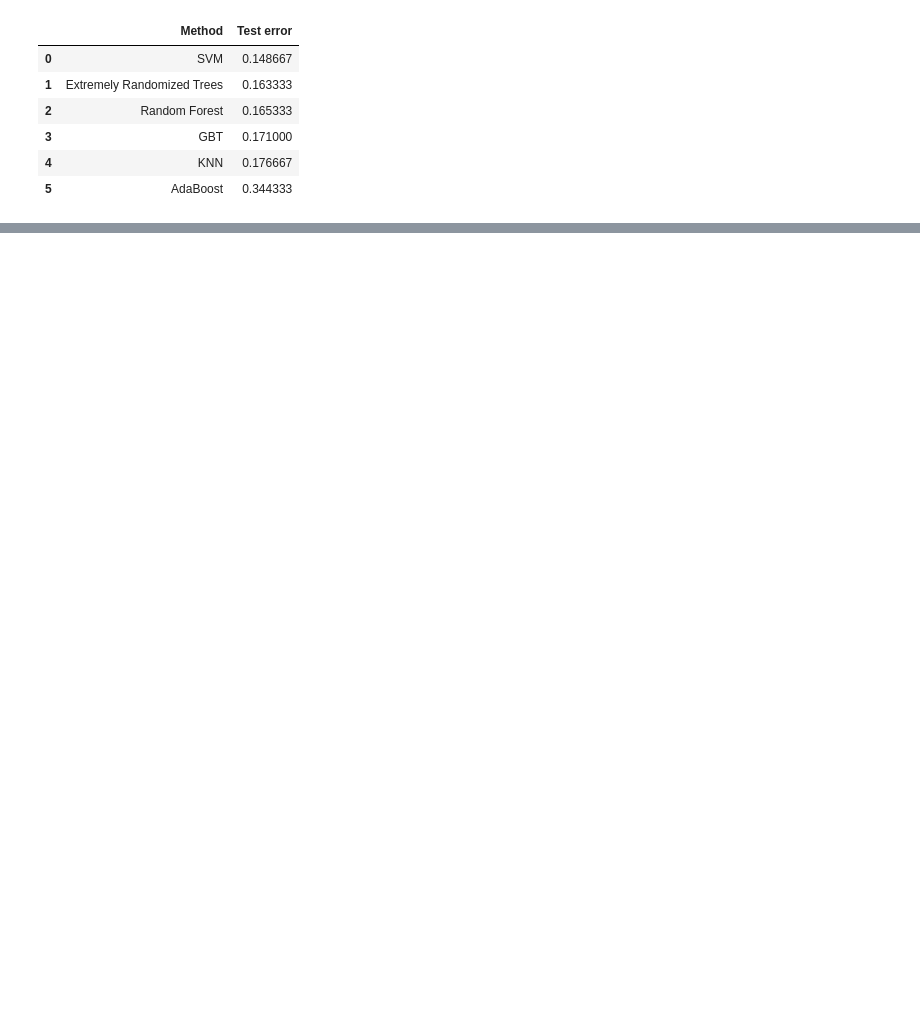
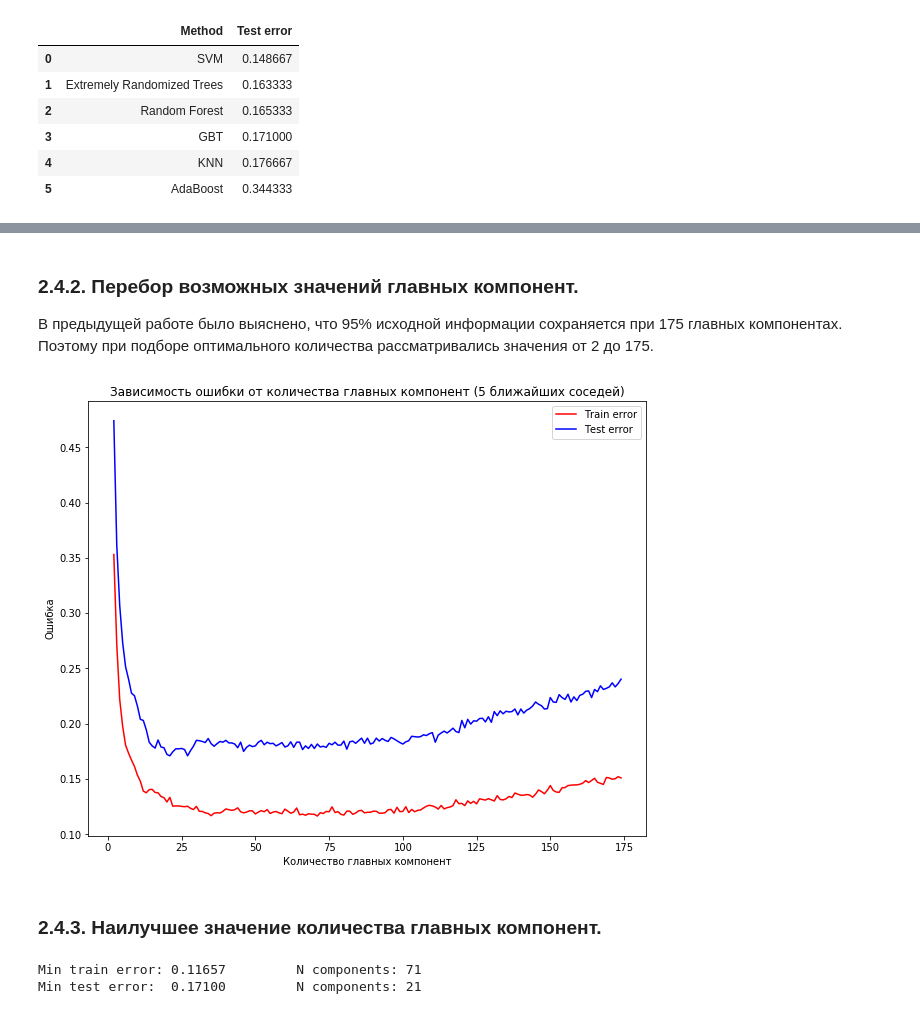
Before and after one commit to KJlaccHoeUM9l/machine-learning-course, a Jupyter notebook: first_homework.ipynb, the cells around one changed output, grey strips where cells are left out. Drawn from its saved outputs; the diff is of its cells as text; code cells hidden in the pictures; blank space fills up the shorter version.

```diff
--- a/first_homework.ipynb
+++ b/first_homework.ipynb
@@ -583,0 +614,2 @@ test_leaderboard
+# %%
+X = (X - X.mean(axis = 0))/X.std(axis = 0)
@@ -583,0 +644,7 @@ test_leaderboard
+# %%
+knn = KNeighborsClassifier(n_neighbors = best_n_neighbors).fit(X_train, y_train)
+
+source_train_error = np.mean(y_train != knn.predict(X_train))
+source_test_error  = np.mean(y_test  != knn.predict(X_test))
+
+print('Train error: {} \t Test error: {}'.format(source_train_error, source_test_error))
@@ -583,0 +679,44 @@ test_leaderboard
+# %%
+def apply_knn(X_train, y_train, X_test, y_test, n_neighbors):
+    knn = KNeighborsClassifier(n_neighbors=n_neighbors).fit(X_train, y_train)
+
+    err_train = np.mean(y_train != knn.predict(X_train))
+    err_test  = np.mean(y_test  != knn.predict(X_test))
+
+    return err_train, err_test
+# %% [markdown]
+### 2.4.2. Перебор возможных значений главных компонент.
+
+В предыдущей работе было выяснено, что 95% исходной информации сохраняется при 175 главных компонентах. Поэтому при подборе оптимального количества рассматривались значения от 2 до 175.
+# %%
+errors_dict = {}
+max_components = 175
+
+for n_components in range(2, max_components):
+    # Уменьшение размерности
+    reduced_X = get_reduced_data(X, n_components)
+
+    # Разделение данных
+    X_train, X_test, y_train, y_test = train_test_split(reduced_X, y, test_size = 0.3, random_state = 42)
+
+    # Применение метода ближайших соседей с наилучшим значением количества соседей (подобранным на исходных данных)
+    err_train, err_test = apply_knn(X_train, y_train, X_test, y_test, best_n_neighbors)
+
+    errors_dict[n_components] = (err_train, err_test)
+# %%
+import matplotlib.pyplot as plt
+fig, ax = plt.subplots(figsize = (10, 8))
+
+ax.plot([key for key in errors_dict.keys()], [errors_dict[key][0] for key in errors_dict.keys()], color='red', label='Train error')
+ax.plot([key for key in errors_dict.keys()], [errors_dict[key][1] for key in errors_dict.keys()], color='blue', label='Test error')
+
+ax.legend(loc='upper right')
+ax.set_title('Зависимость ошибки от количества главных компонент (' + str(best_n_neighbors) + ' ближайших соседей)')
+ax.set_xlabel('Количество главных компонент')
+ax.set_ylabel('Ошибка')
+
+pass
+# %% [output]
+[figure, added]
+# %% [markdown]
+### 2.4.3. Наилучшее значение количества главных компонент.
@@ -583,0 +739,9 @@ test_leaderboard
+# %%
+best_pca_train_error = errors_dict[best_train_n_components][0]
+best_pca_test_error = errors_dict[best_test_n_components][1]
+
+print('Min train error: {:.5f} \t N components: {}'.format(best_pca_train_error, best_train_n_components))
+print('Min test error:  {:.5f} \t N components: {}'.format(best_pca_test_error, best_test_n_components))
+# %% [output]
+Min train error: 0.11657         N components: 71
+Min test error:  0.17100         N components: 21
```
Also changed, not shown: parts of 35 cells of this notebook.
